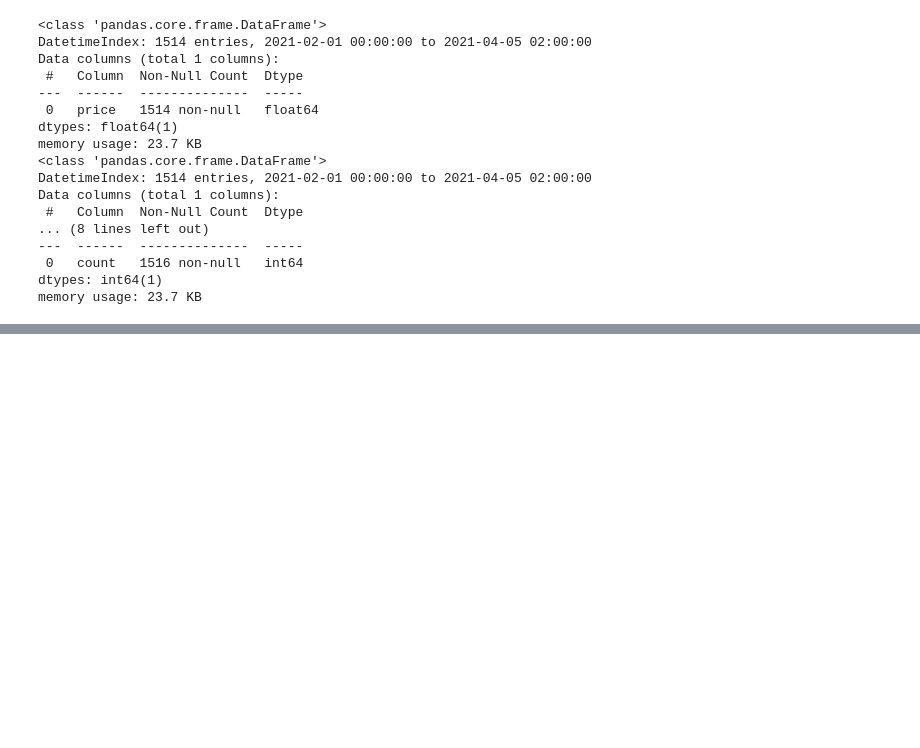
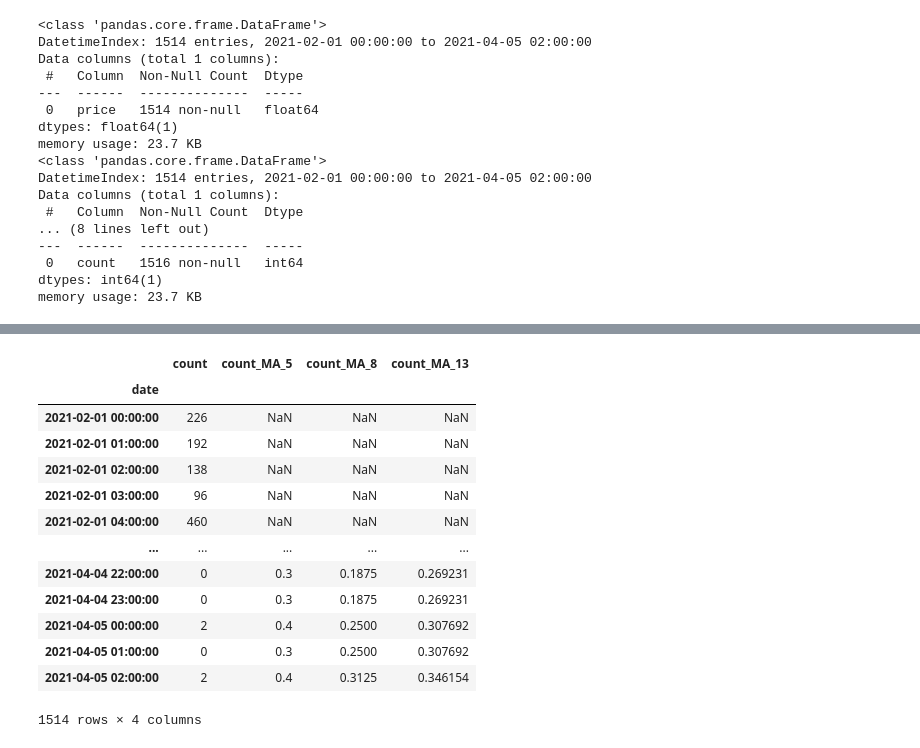
Before and after one commit to nikp00/PR21NPJSEP, a Jupyter notebook: coin_analysis.ipynb, the cells around one changed output, grey strips where cells are left out. Cells and saved outputs as stored; diff of their text form; code cells hidden in the pictures; blank space fills up the shorter version.

```diff
--- a/coin_analysis.ipynb
+++ b/coin_analysis.ipynb
@@ -172,0 +220,18 @@ Text(0.5, 0.98, 'RVN')
+# %%
+
+mentions_data
+# %% [output]
+|  | count | count_MA_5 | count_MA_8 | count_MA_13 |
+| date |  |  |  |  |
+| 2021-02-01 00:00:00 | 226 | NaN | NaN | NaN |
+| 2021-02-01 01:00:00 | 192 | NaN | NaN | NaN |
+| 2021-02-01 02:00:00 | 138 | NaN | NaN | NaN |
+| 2021-02-01 03:00:00 | 96 | NaN | NaN | NaN |
+| 2021-02-01 04:00:00 | 460 | NaN | NaN | NaN |
+| ... | ... | ... | ... | ... |
+| 2021-04-04 22:00:00 | 0 | 0.3 | 0.1875 | 0.269231 |
+| 2021-04-04 23:00:00 | 0 | 0.3 | 0.1875 | 0.269231 |
+| 2021-04-05 00:00:00 | 2 | 0.4 | 0.2500 | 0.307692 |
+| 2021-04-05 01:00:00 | 0 | 0.3 | 0.2500 | 0.307692 |
+| 2021-04-05 02:00:00 | 2 | 0.4 | 0.3125 | 0.346154 |
+1514 rows × 4 columns
```
Also changed, not shown: parts of 14 cells of this notebook.
